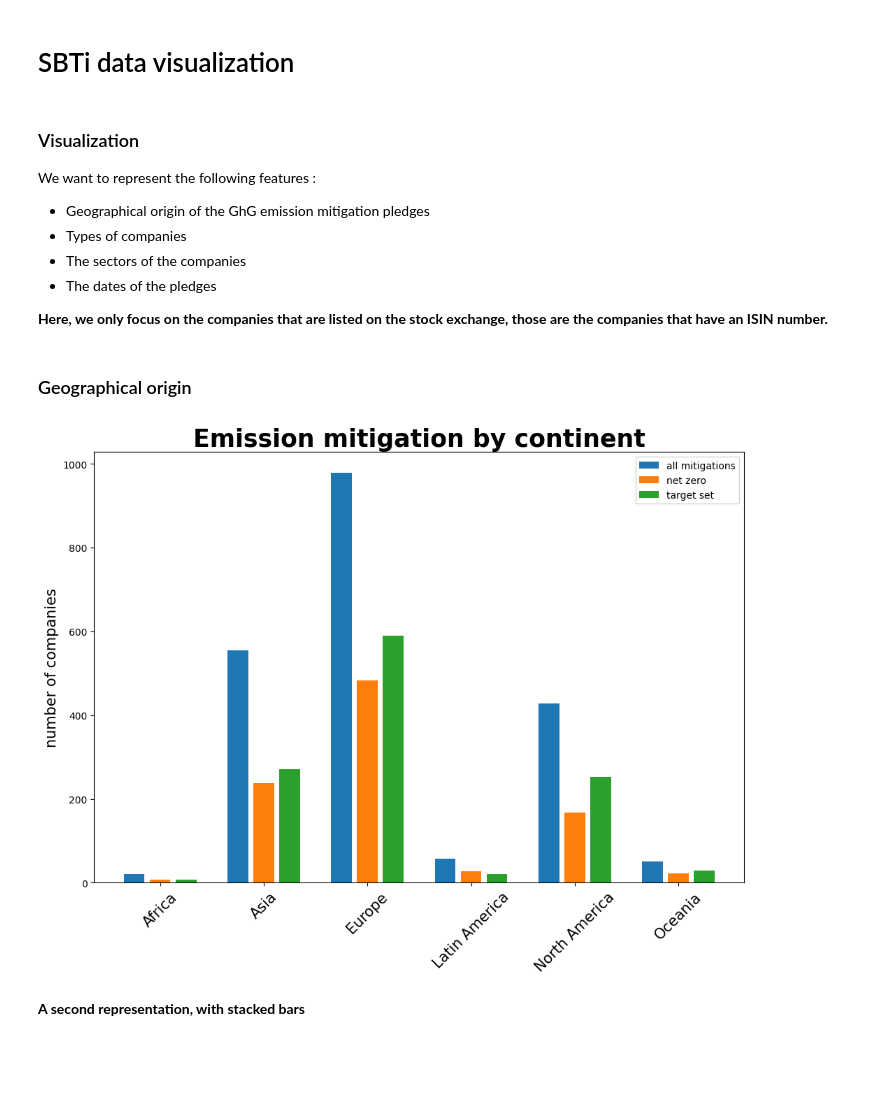
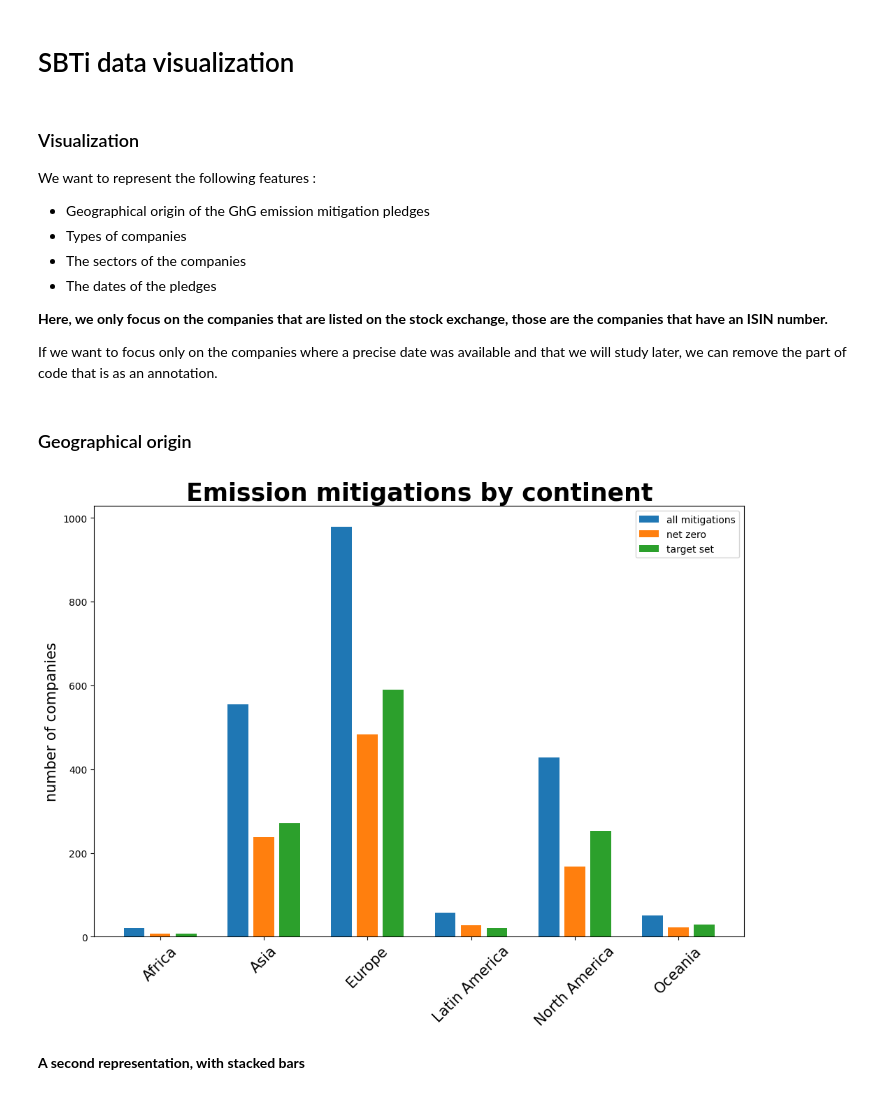
Before and after one commit to alexandrebois/TR-Stock_market_recation_mitigation_target, a Jupyter notebook: 1-SBTi_data_visualization.ipynb, the cells around one changed output. Saved outputs shown, nothing was run; the diff lists cells and outputs as text; code cells hidden in the pictures; blank space fills up the shorter version.

```diff
--- a/1-SBTi_data_visualization.ipynb
+++ b/1-SBTi_data_visualization.ipynb
@@ -17,6 +17,8 @@ We want to represent the following features :
 * The dates of the pledges
 
 **Here, we only focus on the companies that are listed on the stock exchange, those are the companies that have an ISIN number.**
+
+If we want to focus only on the companies where a precise date was available and that we will study later, we can remove the part of code that is as an annotation.
 # %%
 # The folders used to store data (raw data & results), can be changed if needed
 data_folder = "data/"
@@ -27,6 +29,14 @@ result_folder = "results/"
 file_name = path.join(data_folder, "companies-taking-action.xlsx")
 df = preprocess_isin( file_name, decimal = ',')
 
+'''
+# filter to select only the companies that had precise dates and that we will study later
+isin = pd.read_csv(path.join(data_folder, 'dates.csv'), sep=';').drop_duplicates(subset = ['ISIN'])
+isin = np.array(isin[ isin['ISIN'].notna() ]['ISIN'])
+filter = [ i in isin for i in df['ISIN'] ]
+df = df[filter]
+'''
+
 # Two sub-dataframe containing the strongest emmission mitigation plans:
 target_set = df[ df['Near term - Target Status'] == 'Targets Set' ]
 net_zero = df[ df['Net-Zero Committed'] == 'Yes']
@@ -35,31 +45,39 @@ net_zero = df[ df['Net-Zero Committed'] == 'Yes']
 # %%
 # data
 region = df.groupby(by = 'Region' )
 region_net_zero = net_zero.groupby(by = 'Region' )
 region_target_set = target_set.groupby(by = 'Region' )
-region_name = (region.first().index)
-company_numbers = [ len(region.get_group(name)) for name in region_name]
-company_numbers_net_zero = [ len(region_net_zero.get_group(name)) for name in region_name]
-company_numbers_target_set = [ len(region_target_set.get_group(name)) for name in region_name]
+region_name = region.first().index
+
+# returns the number of companies in each group
+def number(groups, name):
+    if name in groups.first().index:
+        return len(groups.get_group(name))
+    else :
+        return 0
+
+company_numbers = np.array([ number(region, name) for name in region_name])
+company_numbers_net_zero = np.array([ number(region_net_zero, name) for name in region_name ])
+company_numbers_target_set = np.array([ number(region_target_set, name) for name in region_name])
 
 # Bar chart localization
 barWidth = 1
 br1 = 4 * np.arange(len(region_name))
 br2 = [x + barWidth for x in br1]
 br3 = [x + barWidth for x in br2]
 # data plot
 plt.figure(figsize=(12,8))
 plt.bar(br1 , company_numbers, label='all mitigations')
 plt.bar(br2 , company_numbers_net_zero, label='net zero')
 plt.bar(br3 , company_numbers_target_set, label='target set')
 plt.ylabel('number of companies', fontsize =15)
 plt.title('Emission mitigations by continent' , fontweight = 'demibold' , fontsize = 25)
 plt.xticks([r + barWidth for r in br1] , region_name, rotation = 45, fontsize=15)
 plt.legend()
 #plt.savefig(path.join(result_folder, 'engagements_par_continents.png'))
 plt.show();
 # %% [output]
-[figure, old version]
+[figure, new version]
 # %% [markdown]
 **A second representation, with stacked bars**
 # %%
```
Also changed, not shown: parts of 1 cell of this notebook, 1 other file.
